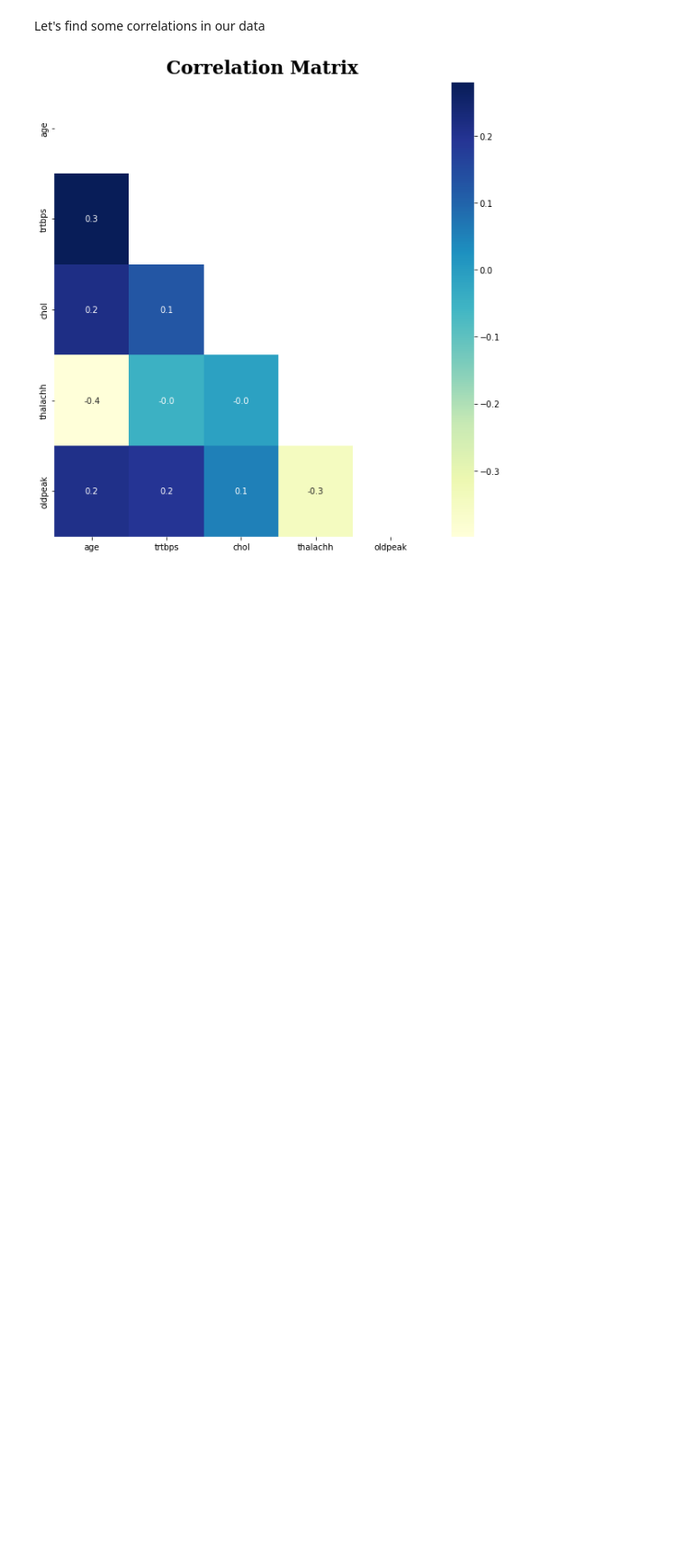
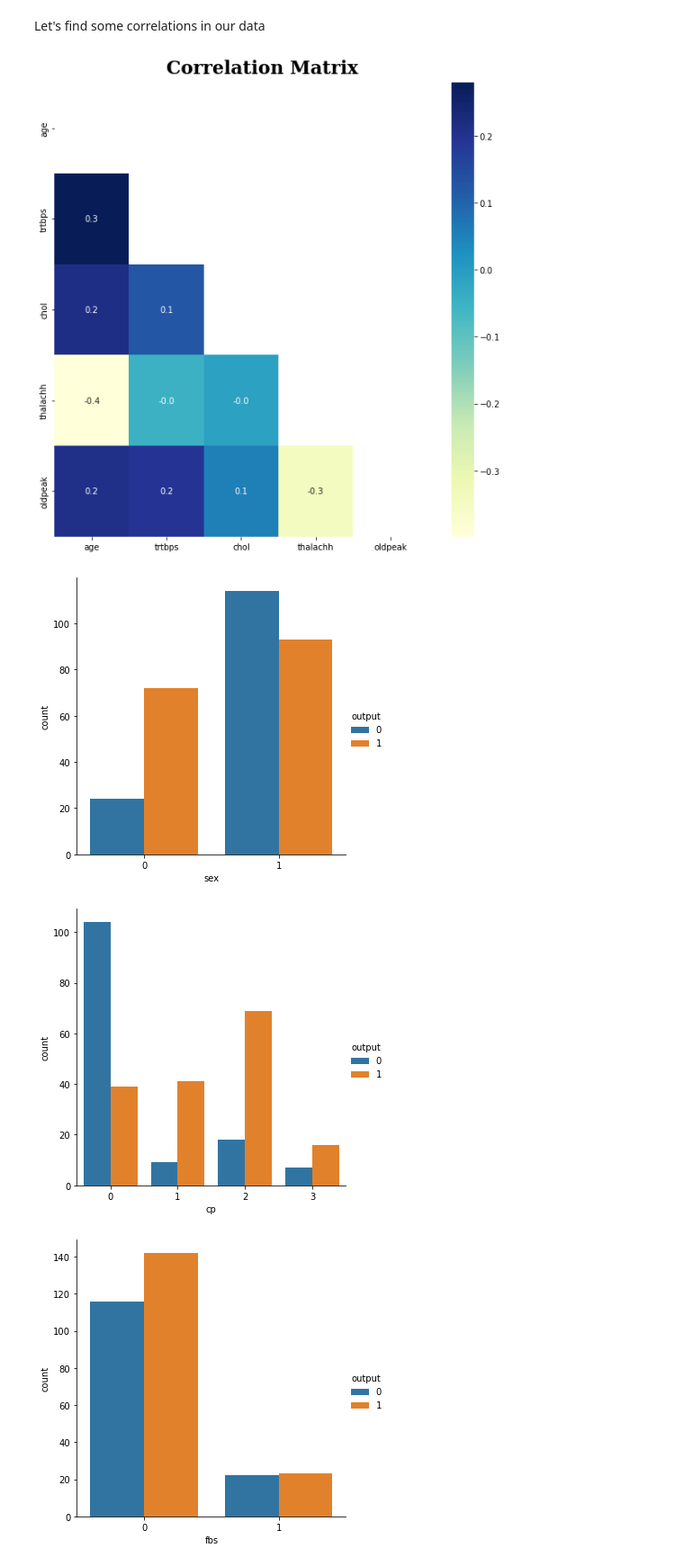
Before and after one commit to jsondevers/heart-attacks, a Jupyter notebook: heart-attack copy.ipynb, the cells around one changed output. Shown at 90% size. Drawn from its saved outputs; the diff is of its cells as text; code cells hidden in the pictures; blank space fills up the shorter version.

```diff
--- a/heart-attack copy.ipynb
+++ b/heart-attack copy.ipynb
@@ -85,3 +127,16 @@ sns.heatmap(df_corr,mask=mask,fmt=".1f",annot=True,cmap='YlGnBu')
 plt.show()
 # %% [output]
 [figure]
+# %%
+sns.catplot(x="sex", data=df, kind="count", hue="output")
+sns.catplot(x="cp", data=df, kind="count", hue="output")
+sns.catplot(x="fbs", data=df, kind="count", hue="output")
+sns.catplot(x="restecg", data=df, kind="count", hue="output")
+sns.catplot(x="exng", data=df, kind="count", hue="output")
+sns.catplot(x="slp", data=df, kind="count", hue="output")
+sns.catplot(x="caa", data=df, kind="count", hue="output")
+sns.catplot(x="thall", data=df, kind="count", hue="output");
+# %% [output]
+[figure, added]
+[figure, added]
+[figure, added]
```
Also changed, not shown: parts of 8 cells of this notebook, 1 other file.
